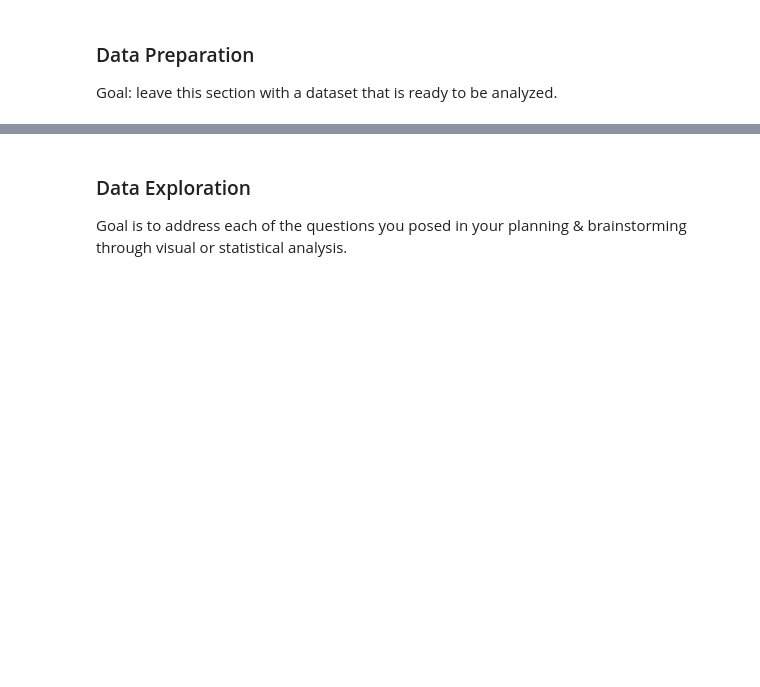
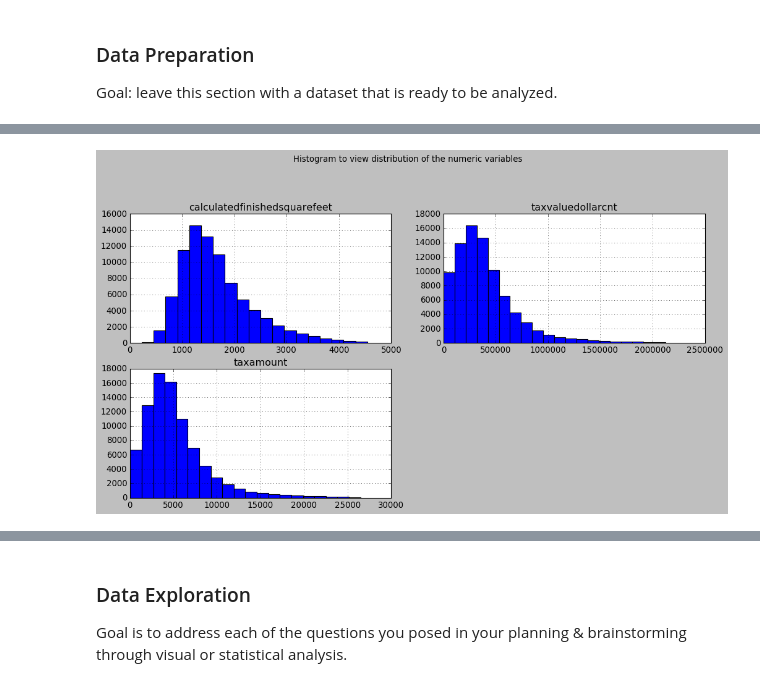
Before and after one commit to escalante-eric/codeup-ds-projects, a Jupyter notebook: Regression_Proj_EricEscalante.ipynb, the cells around one changed output, grey strips where cells are left out. Drawn from its saved outputs; the diff is of its cells as text; code cells hidden in the pictures; blank space fills up the shorter version.

```diff
--- a/Regression_Proj_EricEscalante.ipynb
+++ b/Regression_Proj_EricEscalante.ipynb
@@ -135,19 +244,18 @@ summarize_df(df_fixed)
 # %%
 ### View the distribution of the numeric variables with histograms
 plt.figure(figsize=(15,15))
 plt.suptitle('Histogram to view distribution of the numeric variables')
 
 for i, col in enumerate(['calculatedfinishedsquarefeet',
                          'taxvaluedollarcnt',
-                         'lotsizesquarefeet',
-                         'structuretaxvaluedollarcnt',
-                         'landtaxvaluedollarcnt',
                          'taxamount']):
     plot_number = i + 1 # i starts at 0, but plot nos should start at 1
     series = df_fixed[col]
     plt.subplot(4, 2, plot_number)
     plt.title(col)
     series.hist(bins=20, density=False, cumulative=False, log=False)
+# %% [output]
+[figure, added]
 # %%
 ### View the distribution of the numeric variables with boxplots
 plt.figure(figsize=(15,15))
```
Also changed, not shown: parts of 59 cells of this notebook.
